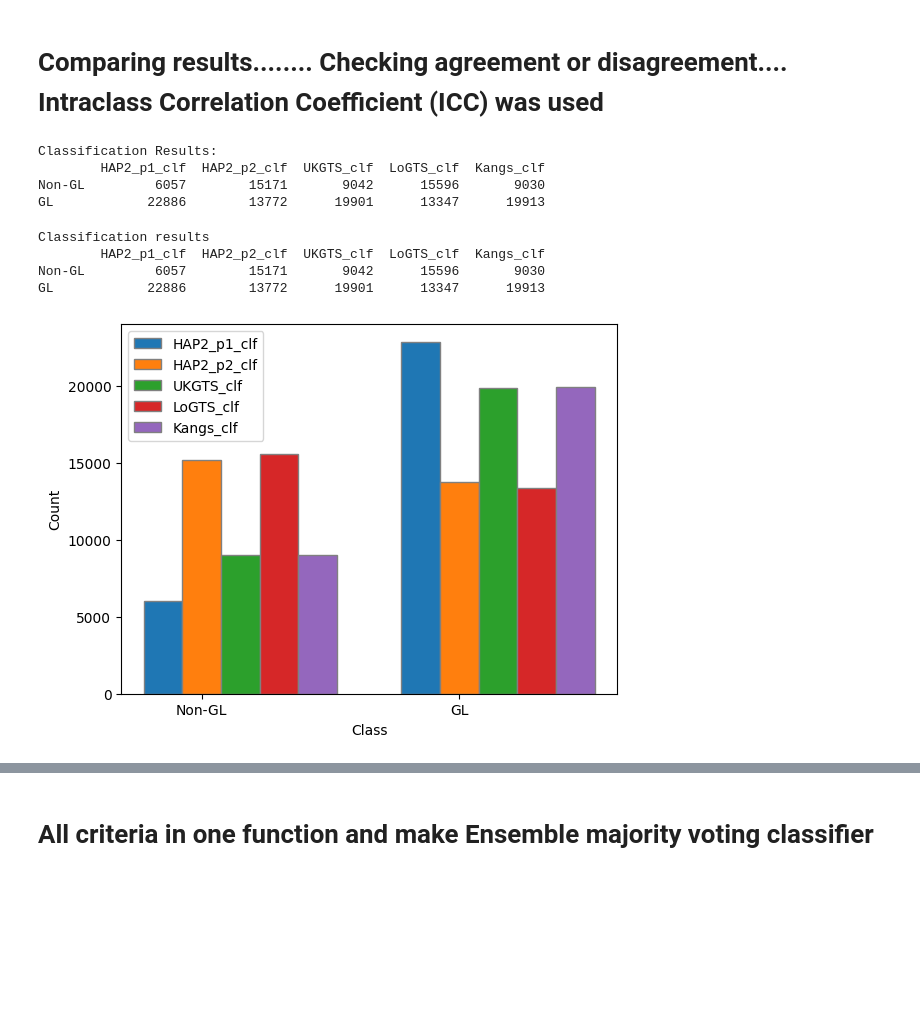
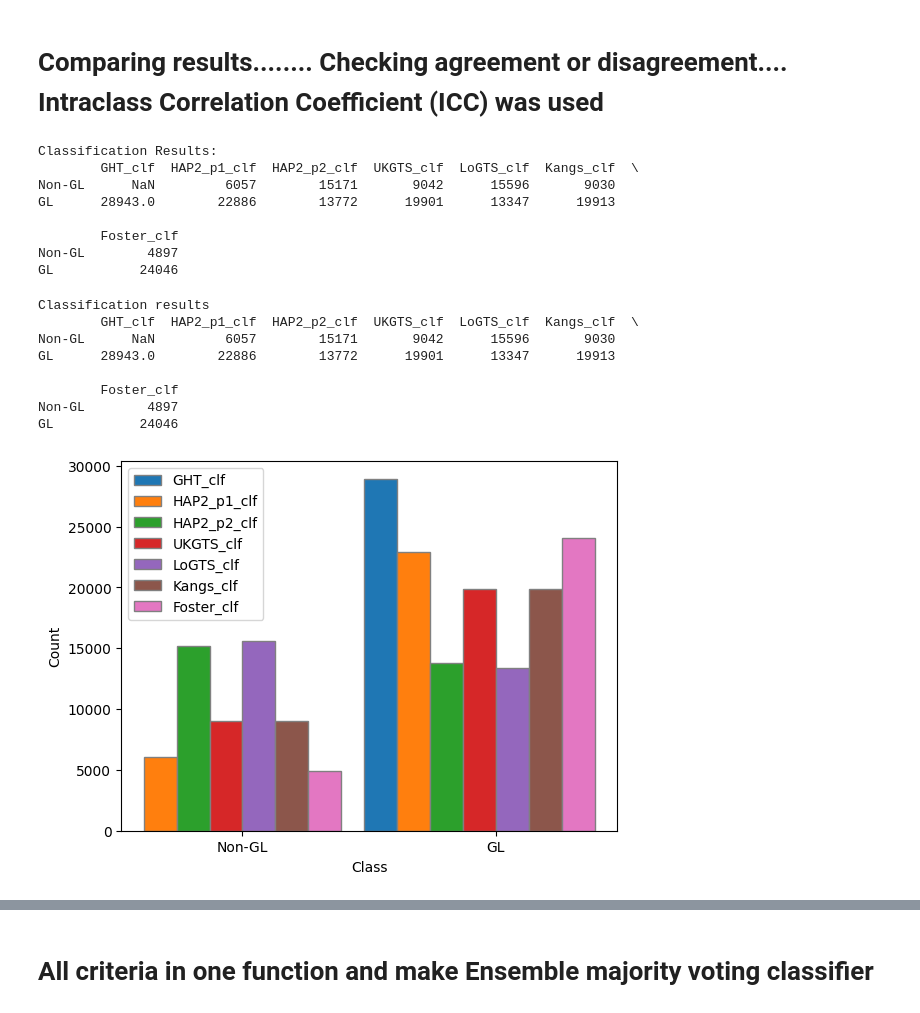
Before and after one commit to Mousamoradi/PyGlaucoMetrics, a Jupyter notebook: Test_code_MM_v2.ipynb, the cells around one changed output, grey strips where cells are left out. Drawn from its saved outputs; the diff is of its cells as text; code cells hidden in the pictures; blank space fills up the shorter version.

```diff
--- a/Test_code_MM_v2.ipynb
+++ b/Test_code_MM_v2.ipynb
@@ -599,0 +824,12 @@ Name: Kangs_clf, dtype: int64
+# %%
+# Visualization Foster
+# Count the occurrences of "GL" and "Non-GL"
+stage_order = ['Non-GL', 'GL']
+
+counts_foster = df_Foster['Foster_clf'].value_counts().reindex(stage_order)
+print(counts_foster)
+counts_foster.plot(kind='bar', color=['blue', 'red'])
+plt.title('Classification Results: Foster Method')
+plt.xlabel('Class Type')
+plt.ylabel('Count')
+plt.show()
@@ -601,59 +842,74 @@ Name: Kangs_clf, dtype: int64
 # Comparing results........ Checking agreement or disagreement.... Intraclass Correlation Coefficient (ICC) was used
 # %%
 tot_counts = pd.DataFrame({
+    'GHT_clf': counts_ght,
     'HAP2_p1_clf': counts_hap2_p1,
     'HAP2_p2_clf': counts_hap2_p2,
     'UKGTS_clf': counts_ukgts,
     'LoGTS_clf': counts_logts,
-    'Kangs_clf': counts_kangs
+    'Kangs_clf': counts_kangs,
+    'Foster_clf': counts_foster
+
 })
 print("Classification Results:")
 print(tot_counts)
 # %% [output]
 Classification Results:
-        HAP2_p1_clf  HAP2_p2_clf  UKGTS_clf  LoGTS_clf  Kangs_clf
-Non-GL         6057        15171       9042      15596       9030
-GL            22886        13772      19901      13347      19913
+        GHT_clf  HAP2_p1_clf  HAP2_p2_clf  UKGTS_clf  LoGTS_clf  Kangs_clf  \
+Non-GL      NaN         6057        15171       9042      15596       9030
+GL      28943.0        22886        13772      19901      13347      19913
+
+        Foster_clf
+Non-GL        4897
+GL           24046
 # %%
-# Plot 3 methods in one graph
+# Plot all methods in one graph
 categories = ['Non-GL', 'GL']
 print('Classification results')
 print(tot_counts)
 # Bar width
-bar_width = 0.15
+bar_width = 0.13
 
 # Set up positions for bars on x-axis
 r1 = np.arange(len(categories))
 r2 = [x + bar_width for x in r1]
 r3 = [x + bar_width for x in r2]
 r4 = [x + bar_width for x in r3]
 r5 = [x + bar_width for x in r4]
+r6 = [x + bar_width for x in r5]
+r7 = [x + bar_width for x in r6]
 
 
 # Create bar plots
-plt.bar(r1, counts_hap2_p1, width=bar_width, edgecolor='grey', label='HAP2_p1_clf')
-plt.bar(r2, counts_hap2_p2, width=bar_width, edgecolor='grey', label='HAP2_p2_clf')
-plt.bar(r3, counts_ukgts, width=bar_width, edgecolor='grey', label='UKGTS_clf')
-plt.bar(r4, counts_logts, width=bar_width, edgecolor='grey', label='LoGTS_clf')
-plt.bar(r5, counts_kangs, width=bar_width, edgecolor='grey', label='Kangs_clf')
+plt.bar(r1, counts_ght, width=bar_width, edgecolor='grey', label='GHT_clf')
+plt.bar(r2, counts_hap2_p1, width=bar_width, edgecolor='grey', label='HAP2_p1_clf')
+plt.bar(r3, counts_hap2_p2, width=bar_width, edgecolor='grey', label='HAP2_p2_clf')
+plt.bar(r4, counts_ukgts, width=bar_width, edgecolor='grey', label='UKGTS_clf')
+plt.bar(r5, counts_logts, width=bar_width, edgecolor='grey', label='LoGTS_clf')
+plt.bar(r6, counts_kangs, width=bar_width, edgecolor='grey', label='Kangs_clf')
+plt.bar(r7, counts_foster, width=bar_width, edgecolor='grey', label='Foster_clf')
 
 # Labeling
 plt.xlabel('Class')
 plt.ylabel('Count')
-plt.xticks([r + bar_width for r in range(len(categories))], categories)
+plt.xticks([r + 3.5*bar_width for r in range(len(categories))], categories)
 
 # Add legend
 plt.legend()
 
 plt.savefig('imshow_plot.png')
 # Show the plot
 plt.show()
 # %% [output]
 Classification results
-        HAP2_p1_clf  HAP2_p2_clf  UKGTS_clf  LoGTS_clf  Kangs_clf
-Non-GL         6057        15171       9042      15596       9030
-GL            22886        13772      19901      13347      19913
+        GHT_clf  HAP2_p1_clf  HAP2_p2_clf  UKGTS_clf  LoGTS_clf  Kangs_clf  \
+Non-GL      NaN         6057        15171       9042      15596       9030
+GL      28943.0        22886        13772      19901      13347      19913
+
+        Foster_clf
+Non-GL        4897
+GL           24046
-[figure, old version]
+[figure, new version]
 # %%
 # Check agreement/disagreement
 # Intraclass Correlation Coefficient (ICC)
```
Also changed, not shown: parts of 20 cells of this notebook.
